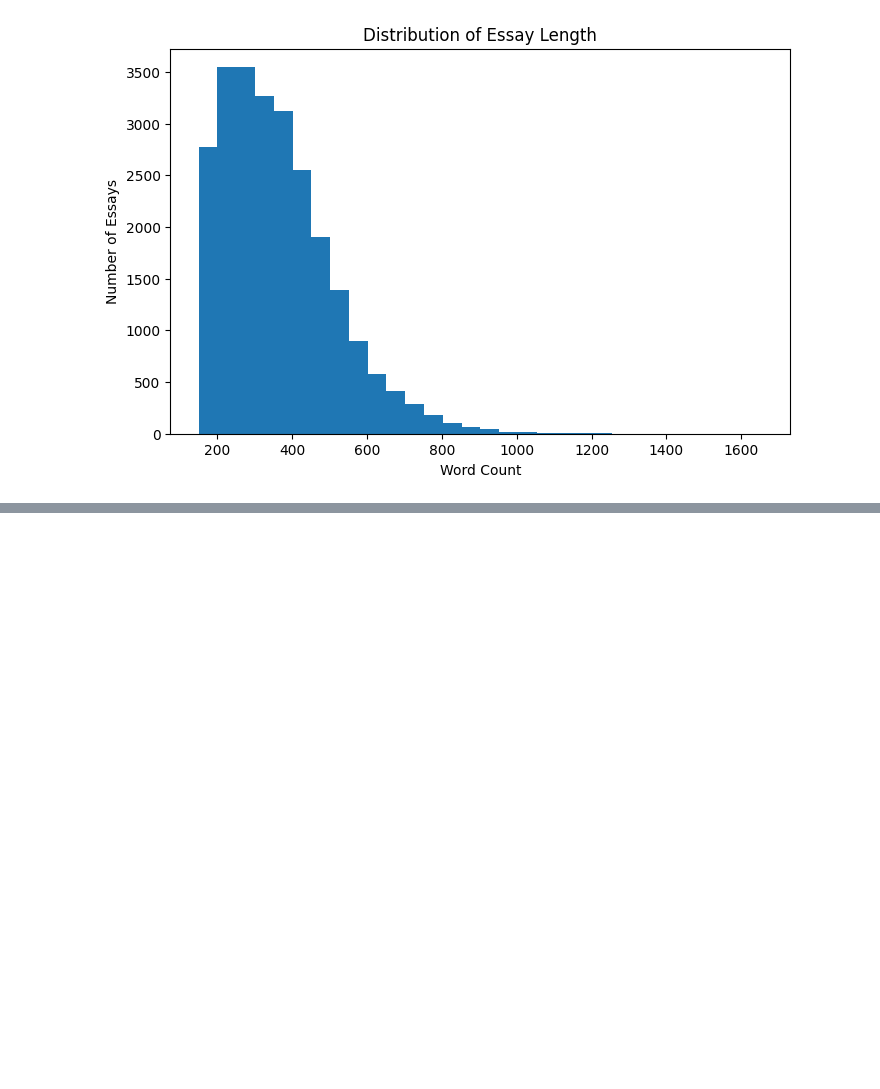
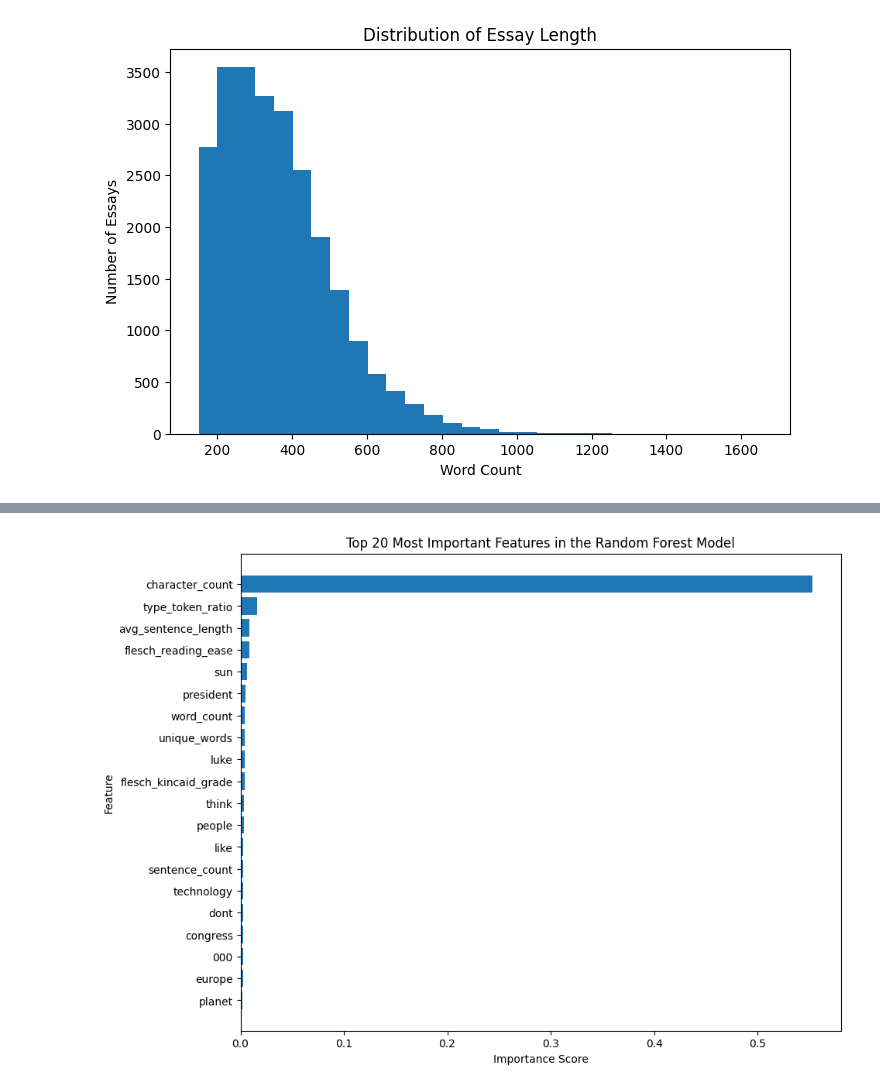
Before and after one commit to AdamaBaba/Project, a Jupyter notebook: Project.ipynb, the cells around one changed output, grey strips where cells are left out. Saved outputs shown, nothing was run; the diff lists cells and outputs as text; code cells hidden in the pictures; blank space fills up the shorter version.

```diff
--- a/Project.ipynb
+++ b/Project.ipynb
@@ -134,0 +653,16 @@ df["unique_words"] = df["full_text"].apply(lambda x: len(set(x.lower().split()))
+# %%
+plt.figure(figsize=(10,8))
+
+top20 = feature_importance.head(20)
+
+plt.barh(top20["Feature"], top20["Importance"])
+
+plt.xlabel("Importance Score")
+plt.ylabel("Feature")
+plt.title("Top 20 Most Important Features in the Random Forest Model")
+
+plt.gca().invert_yaxis()
+
+plt.show()
+# %% [output]
+[figure, added]
```
Also changed, not shown: parts of 30 cells of this notebook.
